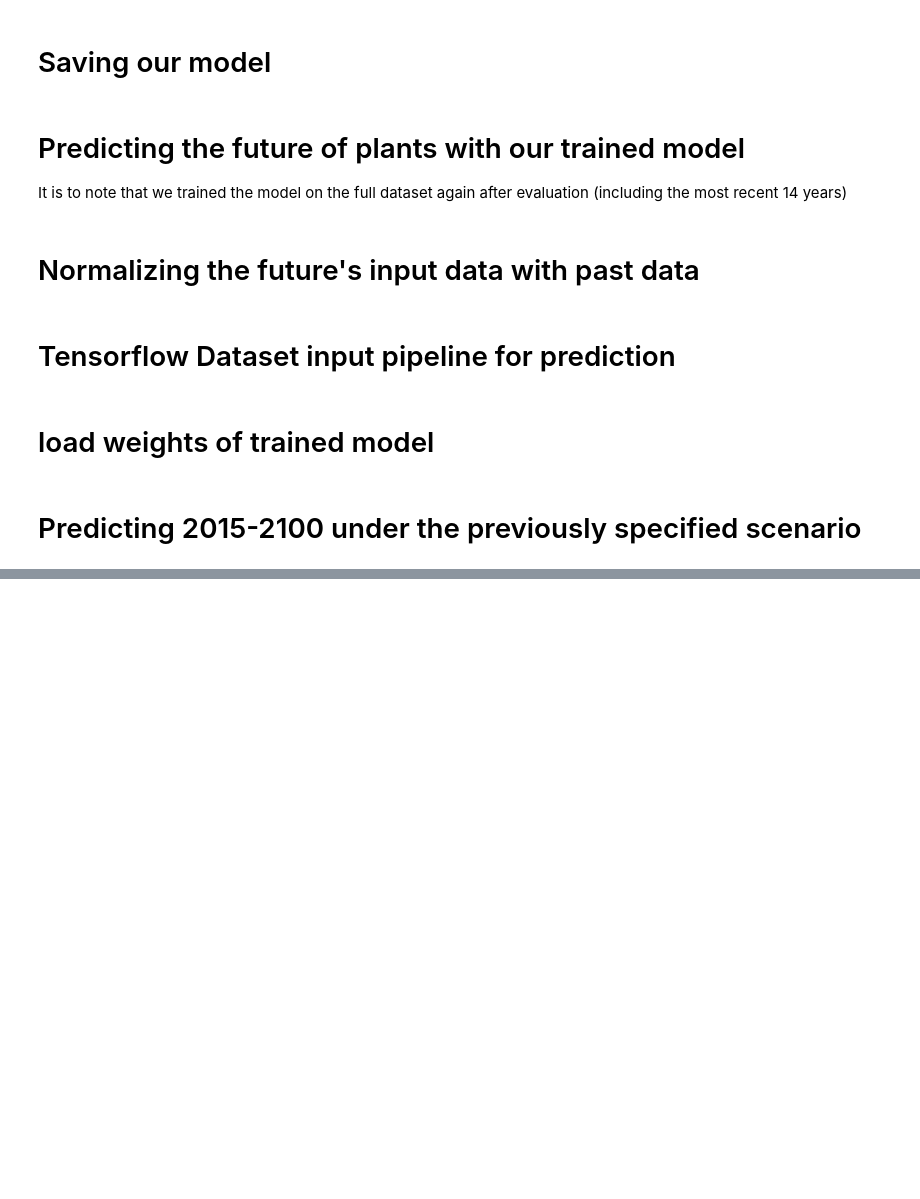
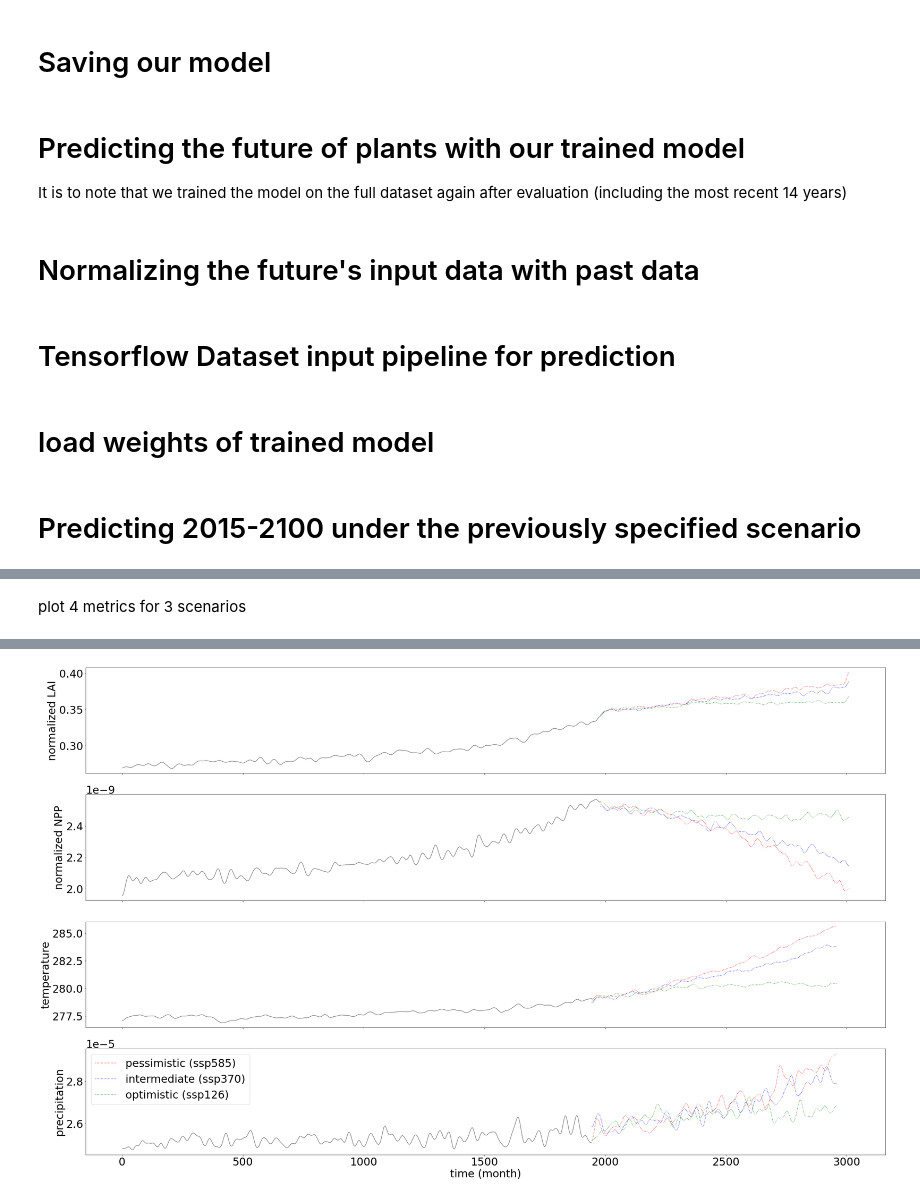
Before and after one commit to moorugi98/hackathon-climate-team0, a Jupyter notebook: Vegetation_plANNts.ipynb, the cells around one changed output, grey strips where cells are left out. Cells and saved outputs as stored; diff of their text form; code cells hidden in the pictures; blank space fills up the shorter version.

```diff
--- a/Vegetation_plANNts.ipynb
+++ b/Vegetation_plANNts.ipynb
@@ -536,0 +604,71 @@ ani_npp
+# %% [markdown]
+plot 4 metrics for 3 scenarios
+# %%
+sigma = 10
+offset_lai = 0.05
+offset_npp = -2.48*1e-8
+alpha = 0.8
+
+fig,ax = plt.subplots(4,1, figsize=(40,25), sharex=True)
+
+ax[0].plot(np.arange(dn_lai.shape[0]),
+         gaussian_filter1d(dn_lai,sigma),
+         color='gray')
+ax[0].plot(np.arange(dn_lai.shape[0], dn_lai.shape[0]+lai_future_p.shape[0]),
+         gaussian_filter1d(lai_future_p,sigma) + offset_lai,
+         color='red', linestyle='dotted', alpha=alpha, label='pessimistic (ssp585)')
+ax[0].plot(np.arange(dn_lai.shape[0], dn_lai.shape[0]+lai_future_p.shape[0]),
+         gaussian_filter1d(lai_future_m,sigma) + offset_lai,
+         color='blue', linestyle='dotted', alpha=alpha, label='intermediate (ssp370)')
+ax[0].plot(np.arange(dn_lai.shape[0], dn_lai.shape[0]+lai_future_p.shape[0]),
+         gaussian_filter1d(lai_future_o,sigma) + offset_lai,
+         color='green', linestyle='dotted', alpha=alpha, label='optimistic (ssp126)')
+ax[0].set(ylabel='normalized LAI')
+
+ax[1].plot(np.arange(dn_lai.shape[0]),
+         gaussian_filter1d(dn_npp,sigma),
+         color='gray')
+ax[1].plot(np.arange(dn_lai.shape[0], dn_lai.shape[0]+lai_future_p.shape[0]),
+         gaussian_filter1d(npp_future_p,sigma) + offset_npp,
+         color='red', linestyle='dotted', alpha=alpha, label='pessimistic (ssp585)')
+ax[1].plot(np.arange(dn_lai.shape[0], dn_lai.shape[0]+lai_future_p.shape[0]),
+         gaussian_filter1d(npp_future_m,sigma) + offset_npp,
+         color='blue', linestyle='dotted', alpha=alpha, label='intermediate (ssp370)')
+ax[1].plot(np.arange(dn_lai.shape[0], dn_lai.shape[0]+lai_future_p.shape[0]),
+         gaussian_filter1d(npp_future_o,sigma) + offset_npp,
+         color='green', linestyle='dotted', alpha=alpha, label='optimistic (ssp126)')
+ax[1].set( ylabel='normalized NPP')
+
+
+ax[2].plot(np.arange(dn_temp.shape[0]),
+         gaussian_filter1d(dn_temp,sigma),
+         color='gray')
+ax[2].plot(np.arange(dn_temp.shape[0], dn_temp.shape[0]+dn_temp_p.shape[0]),
+         gaussian_filter1d(dn_temp_p,sigma),
+         color='red', linestyle='dotted', alpha=alpha, label='pessimistic (ssp585)')
+ax[2].plot(np.arange(dn_temp.shape[0], dn_temp.shape[0]+dn_temp_p.shape[0]),
+         gaussian_filter1d(dn_temp_m,sigma),
+         color='blue', linestyle='dotted', alpha=alpha, label='intermediate (ssp370)')
+ax[2].plot(np.arange(dn_temp.shape[0], dn_temp.shape[0]+dn_temp_p.shape[0]),
+         gaussian_filter1d(dn_temp_o,sigma),
+         color='green', linestyle='dotted', alpha=alpha, label='optimistic (ssp126)')
+ax[2].set(ylabel='temperature')
+
+ax[3].plot(np.arange(dn_temp.shape[0]),
+         gaussian_filter1d(dn_prec,sigma),
+         color='gray')
+ax[3].plot(np.arange(dn_temp.shape[0], dn_temp.shape[0]+dn_temp_p.shape[0]),
+         gaussian_filter1d(dn_prec_p,sigma),
+         color='red', linestyle='dotted', alpha=alpha, label='pessimistic (ssp585)')
+ax[3].plot(np.arange(dn_temp.shape[0], dn_temp.shape[0]+dn_temp_p.shape[0]),
+         gaussian_filter1d(dn_prec_m,sigma),
+         color='blue', linestyle='dotted', alpha=alpha, label='intermediate (ssp370)')
+ax[3].plot(np.arange(dn_temp.shape[0], dn_temp.shape[0]+dn_temp_p.shape[0]),
+         gaussian_filter1d(dn_prec_o,sigma),
+         color='green', linestyle='dotted', alpha=alpha, label='optimistic (ssp126)')
+ax[3].set(xlabel='time (month)', ylabel='precipitation')
+ax[3].legend()
+
+fig.savefig('figs/tendency_metrics.eps', bbox_inches='tight')
+fig.savefig('figs/tendency_metrics.png', bbox_inches='tight')
+# %% [output]
@@ -536,0 +692 @@ ani_npp
+[figure, added]
```
Also changed, not shown: parts of 13 cells of this notebook, 14 other files.
